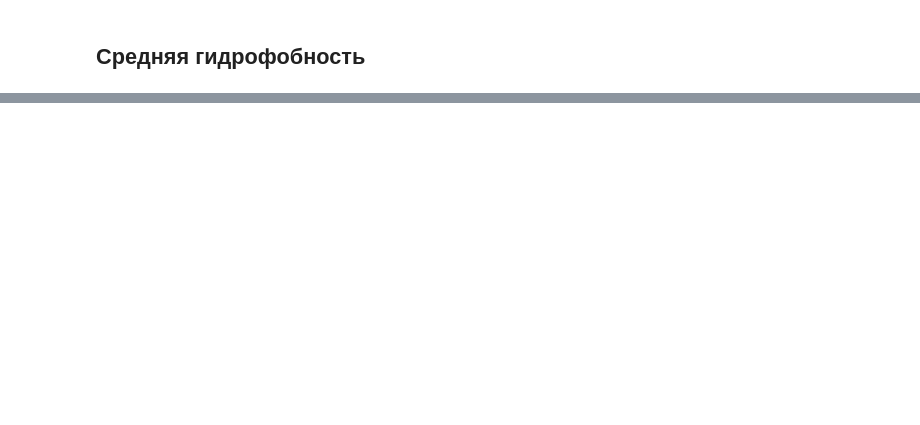
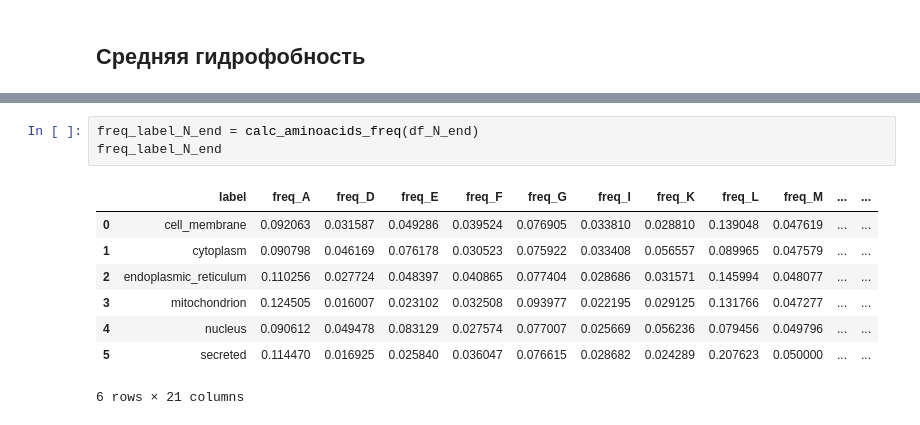
Before and after one commit to EnemyOfDeath7/protein-localization-project, a Jupyter notebook: notebooks/03_eda.ipynb, the cells around one changed output, grey strips where cells are left out. Drawn from its saved outputs; the diff is of its cells as text; blank space fills up the shorter version.

```diff
--- a/notebooks/03_eda.ipynb
+++ b/notebooks/03_eda.ipynb
@@ -385,0 +486,12 @@ Name: Sequence, dtype: float64
+# %%
+freq_label_N_end = calc_aminoacids_freq(df_N_end)
+freq_label_N_end
+# %% [output]
+|  | label | freq_A | freq_D | freq_E | freq_F | freq_G | freq_I | freq_K | freq_L | freq_M | ... | ... |
+| 0 | cell_membrane | 0.092063 | 0.031587 | 0.049286 | 0.039524 | 0.076905 | 0.033810 | 0.028810 | 0.139048 | 0.047619 | ... | ... |
+| 1 | cytoplasm | 0.090798 | 0.046169 | 0.076178 | 0.030523 | 0.075922 | 0.033408 | 0.056557 | 0.089965 | 0.047579 | ... | ... |
+| 2 | endoplasmic_reticulum | 0.110256 | 0.027724 | 0.048397 | 0.040865 | 0.077404 | 0.028686 | 0.031571 | 0.145994 | 0.048077 | ... | ... |
+| 3 | mitochondrion | 0.124505 | 0.016007 | 0.023102 | 0.032508 | 0.093977 | 0.022195 | 0.029125 | 0.131766 | 0.047277 | ... | ... |
+| 4 | nucleus | 0.090612 | 0.049478 | 0.083129 | 0.027574 | 0.077007 | 0.025669 | 0.056236 | 0.079456 | 0.049796 | ... | ... |
+| 5 | secreted | 0.114470 | 0.016925 | 0.025840 | 0.036047 | 0.076615 | 0.028682 | 0.024289 | 0.207623 | 0.050000 | ... | ... |
+6 rows × 21 columns
```
Also changed, not shown: parts of 15 cells of this notebook.
